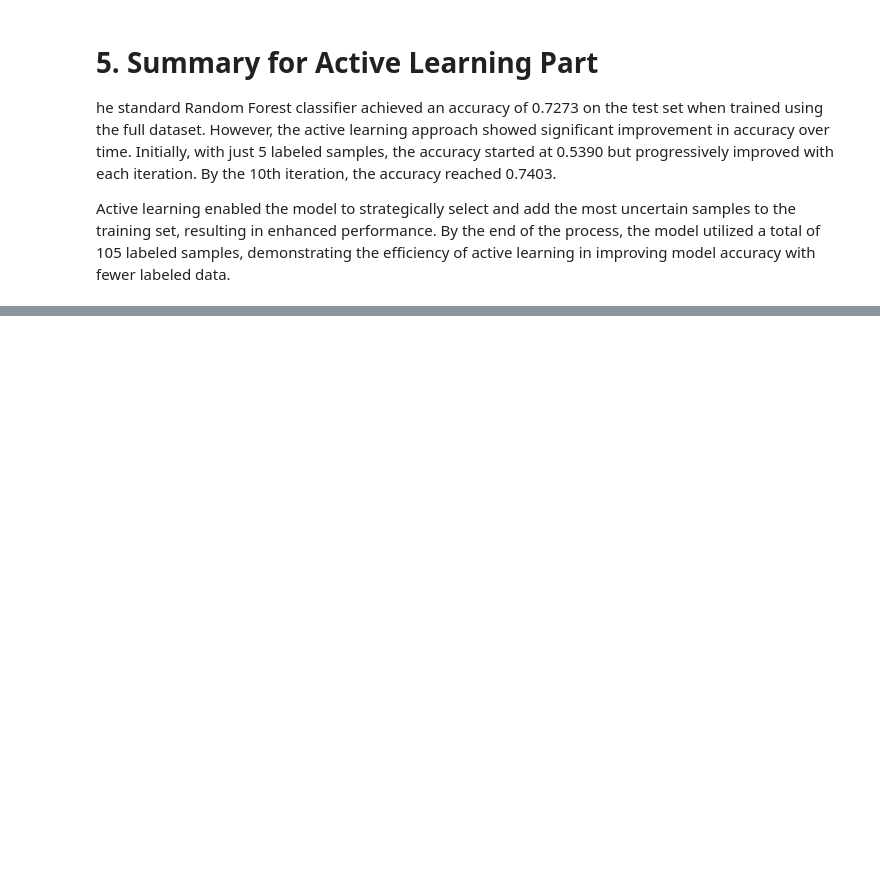
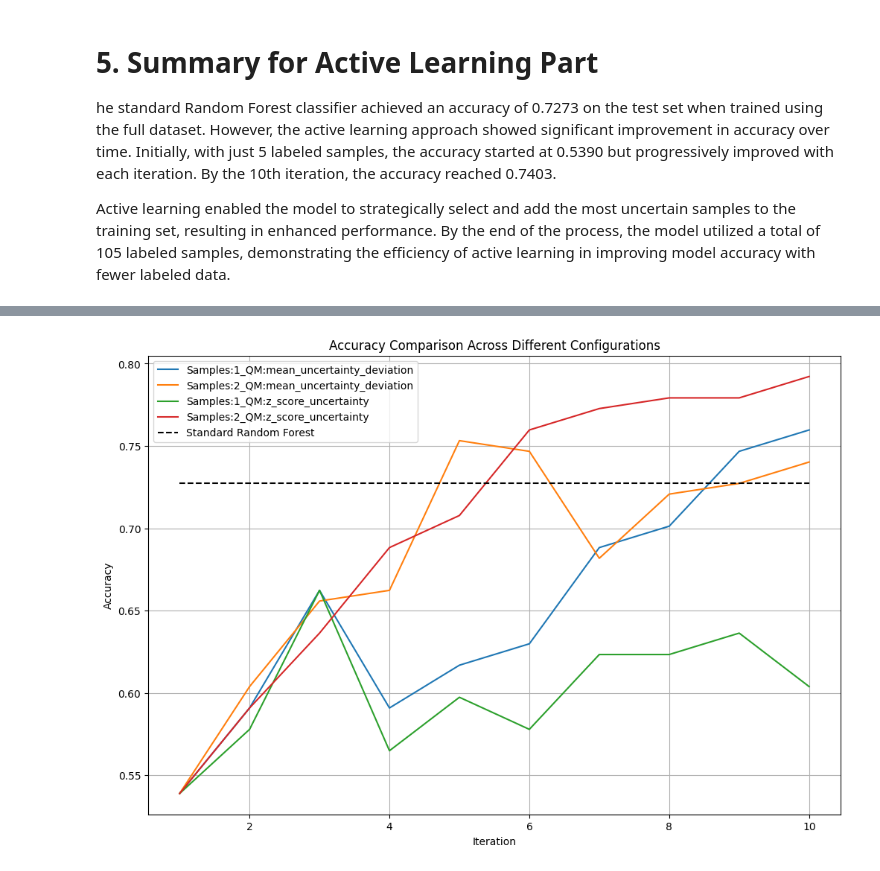
Before and after one commit to luca-mainardi/EMMAL, a Jupyter notebook: active_learning.ipynb, the cells around one changed output, grey strips where cells are left out. Saved outputs shown, nothing was run; the diff lists cells and outputs as text; code cells hidden in the pictures; blank space fills up the shorter version.

```diff
--- a/active_learning.ipynb
+++ b/active_learning.ipynb
@@ -188,0 +928,20 @@ Active learning enabled the model to strategically select and add the most uncer
+# %%
+# Plotting the results
+plt.figure(figsize=(12, 8))
+
+for key, accuracies in results.items():
+    iterations = range(1, len(accuracies) + 1)
+    plt.plot(iterations, accuracies, label=key)
+
+# Plot the standard Random Forest accuracy
+standard_accuracy_line = [accuracy_standard] * num_iterations
+plt.plot(range(1, num_iterations + 1), standard_accuracy_line, 'k--', label="Standard Random Forest")
+
+plt.xlabel("Iteration")
+plt.ylabel("Accuracy")
+plt.title("Accuracy Comparison Across Different Configurations")
+plt.legend()
+plt.grid(True)
+plt.show()
+# %% [output]
+[figure, added]
```
Also changed, not shown: parts of 25 cells of this notebook.
